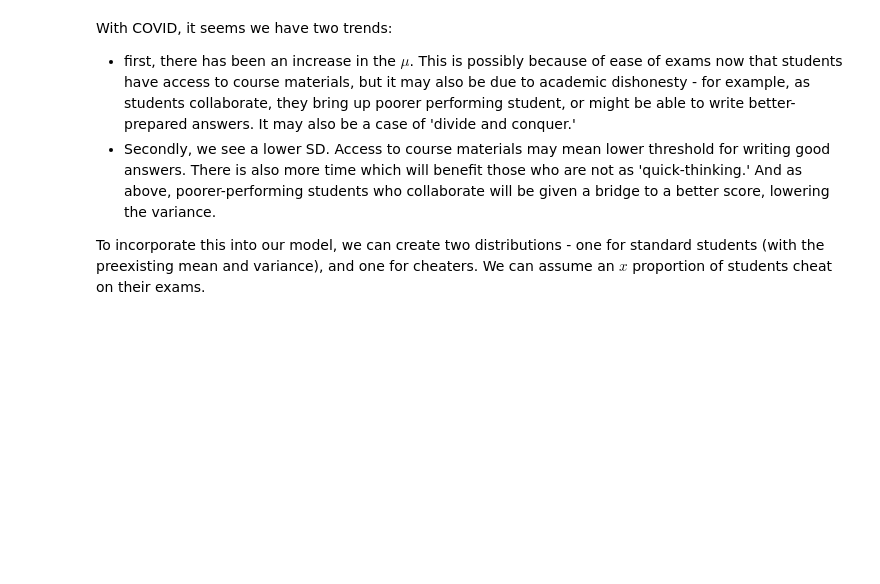
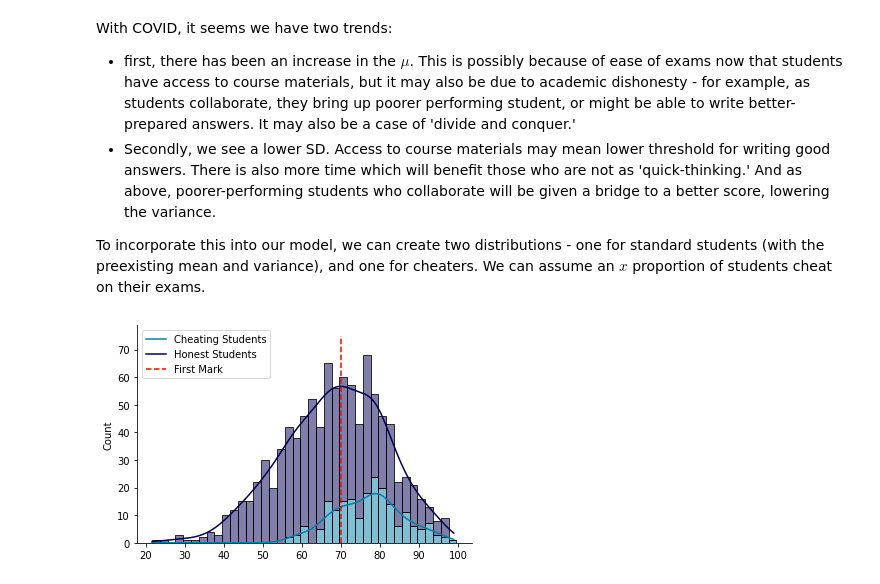
Before and after one commit to prakritj/exams_cheating, a Jupyter notebook: rough.ipynb, the cells around one changed output. Saved outputs shown, nothing was run; the diff lists cells and outputs as text; code cells hidden in the pictures; blank space fills up the shorter version.

```diff
--- a/rough.ipynb
+++ b/rough.ipynb
@@ -93,3 +91,37 @@ With COVID, it seems we have two trends:
 - Secondly, we see a lower SD. Access to course materials may mean lower threshold for writing good answers. There is also more time which will benefit those who are not as 'quick-thinking.' And as above, poorer-performing students who collaborate will be given a bridge to a better score, lowering the variance.
 
 To incorporate this into our model, we can create two distributions - one for standard students (with the preexisting mean and variance), and one for cheaters. We can assume an $x$ proportion of students cheat on their exams.
+# %%
+prop_cheats = 0.2
+# %%
+cheat_mean = mean*1.15
+cheat_stdev = stdev*0.7
+
+# simulate cheat exams
+cheat_scores = stats.norm.rvs(size = round(n*prop_cheats), loc = cheat_mean, scale = cheat_stdev)
+
+# need to ensure that the values are within the parameters of our discussion; that is, exam score must be b/w 0 and 100. - this implementation might be slightly statistically flawed. alternative is to set all values below 0 to 0, all values above 100 to 100.
+for score in np.nditer(cheat_scores, op_flags=['readwrite']):
+    while score > 100.0:
+        x = stats.norm.rvs(loc = cheat_mean, scale = cheat_stdev, size = 1)
+        score[...] = np.mean(x)
+    while score <0:
+        x = stats.norm.rvs(loc = cheat_mean, scale = cheat_stdev, size = 1)
+        score[...] = np.mean(x)
+# %%
+honest_scores = stats.norm.rvs(size = round((1-prop_cheats)*n), loc = mean, scale = stdev)
+
+for score in np.nditer(honest_scores, op_flags=['readwrite']):
+    while score > 100.0:
+        x = stats.norm.rvs(loc = mean, scale = stdev, size = 1)
+        score[...] = np.mean(x)
+    while score <0:
+        x = stats.norm.rvs(loc = mean, scale = stdev, size = 1)
+        score[...] = np.mean(x)
+# %%
+sns.histplot([honest_scores, cheat_scores], binwidth=2, kde=True, stat = 'count', label = 'Exam Dist', palette = 'ocean', multiple = 'stack')
+plt.vlines(first_mark, 0, 75, color='r', label='First', colors="r", linestyles='dashed')
+plt.legend(['Cheating Students', 'Honest Students', 'First Mark'], loc = 0)
+sns.despine()
+# %% [output]
+[figure, added]
```
Also changed, not shown: parts of 7 cells of this notebook.
